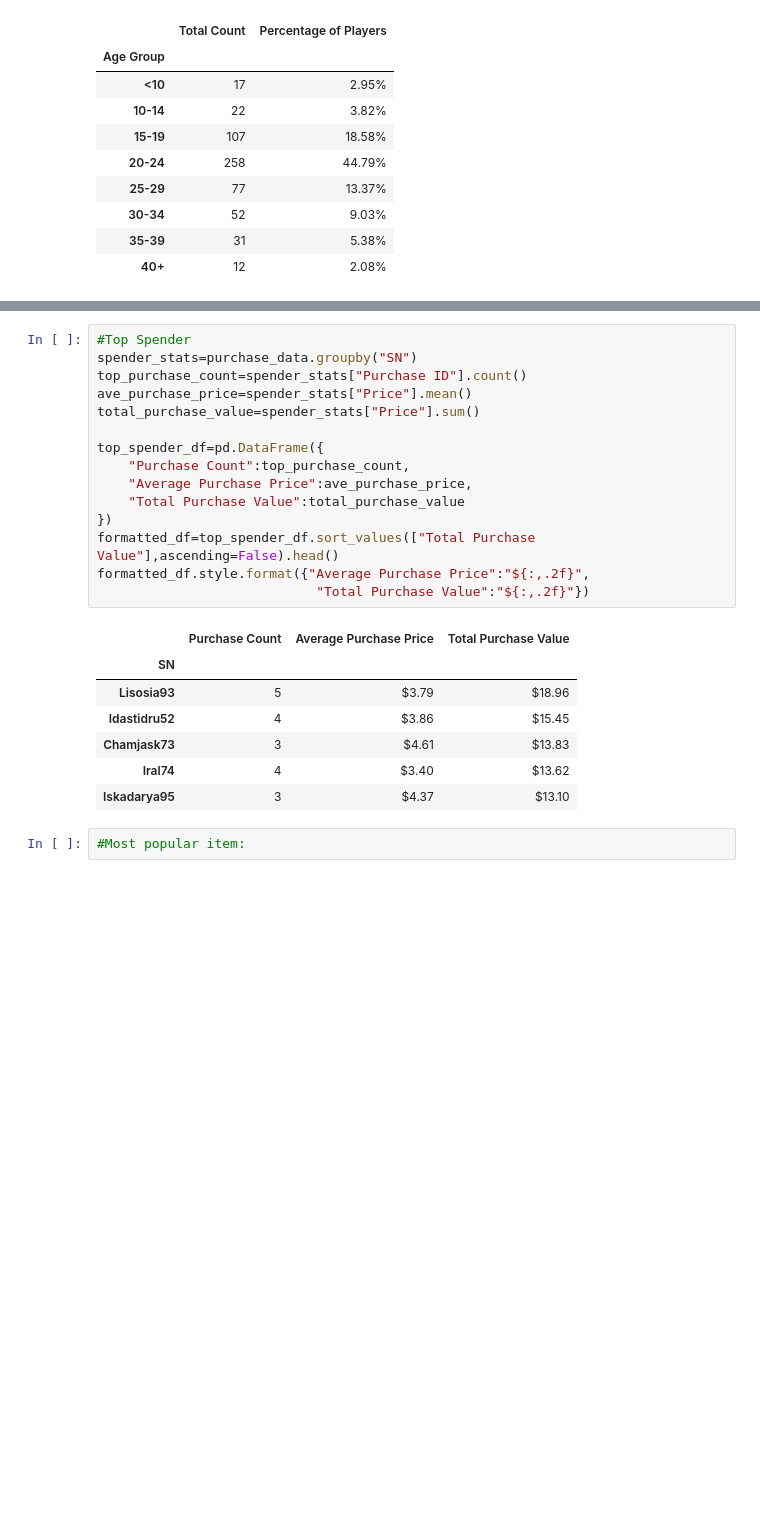
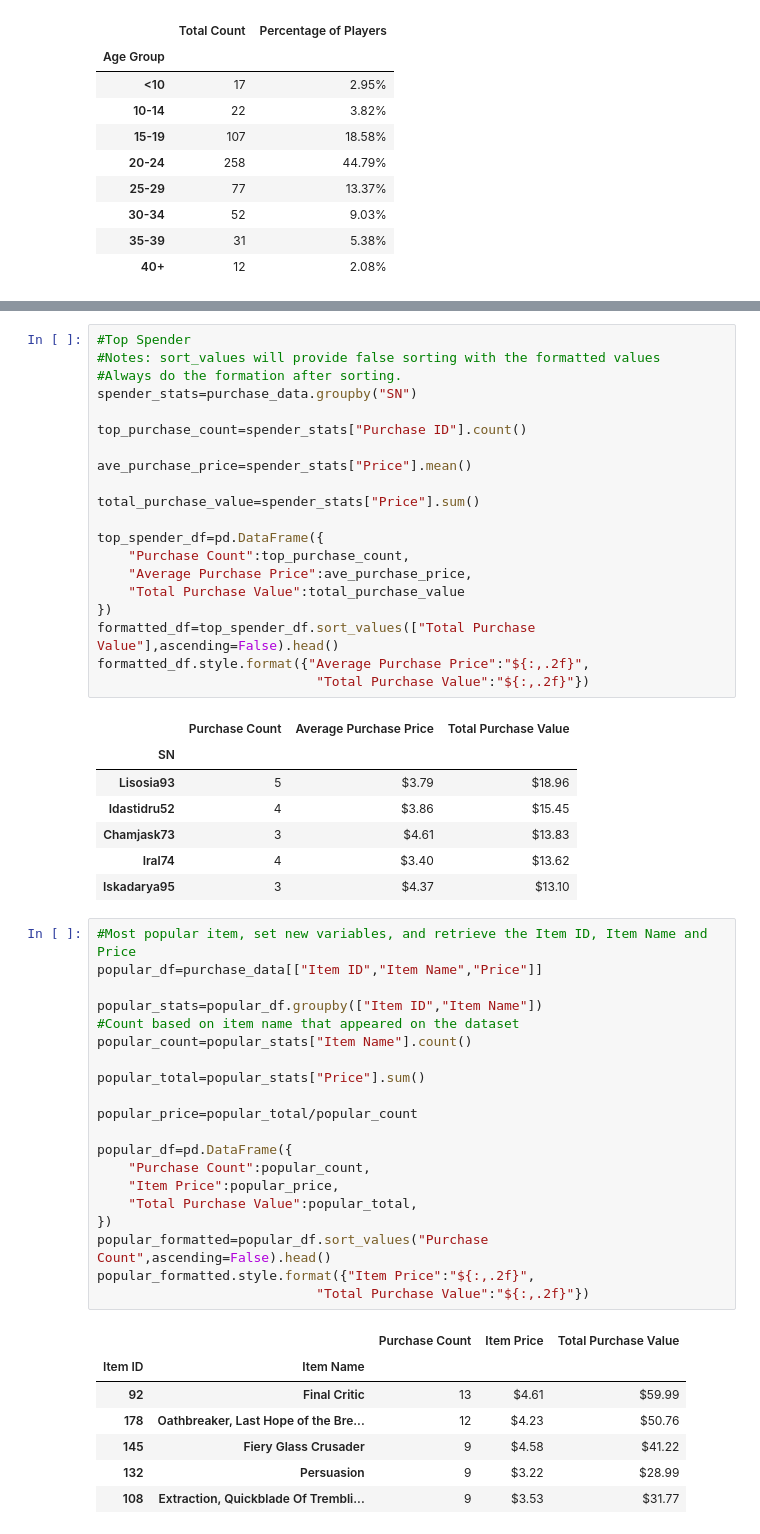
Before and after one commit to phuphan626/Pandas-Chalenge, a Jupyter notebook: HeroesOfPymoli/Analysis of HeroesofPymoli.ipynb, the cells around one changed output, grey strips where cells are left out. Drawn from its saved outputs; the diff is of its cells as text; blank space fills up the shorter version.

```diff
--- a/HeroesOfPymoli/Analysis of HeroesofPymoli.ipynb
+++ b/HeroesOfPymoli/Analysis of HeroesofPymoli.ipynb
@@ -172,9 +175,14 @@ age_demographic_df
 | 40+ | 13 | $2.94 | $38.24 | $3.19 |
 # %%
 #Top Spender
+#Notes: sort_values will provide false sorting with the formatted values
+#Always do the formation after sorting.
 spender_stats=purchase_data.groupby("SN")
+
 top_purchase_count=spender_stats["Purchase ID"].count()
+
 ave_purchase_price=spender_stats["Price"].mean()
+
 total_purchase_value=spender_stats["Price"].sum()
 
 top_spender_df=pd.DataFrame({
@@ -193,5 +201,31 @@ formatted_df.style.format({"Average Purchase Price":"${:,.2f}",
 | Chamjask73 | 3 | $4.61 | $13.83 |
 | Iral74 | 4 | $3.40 | $13.62 |
 | Iskadarya95 | 3 | $4.37 | $13.10 |
-# %%
-#Most popular item:
+# %%
+#Most popular item, set new variables, and retrieve the Item ID, Item Name and Price
+popular_df=purchase_data[["Item ID","Item Name","Price"]]
+
+popular_stats=popular_df.groupby(["Item ID","Item Name"])
+#Count based on item name that appeared on the dataset
+popular_count=popular_stats["Item Name"].count()
+
+popular_total=popular_stats["Price"].sum()
+
+popular_price=popular_total/popular_count
+
+popular_df=pd.DataFrame({
+    "Purchase Count":popular_count,
+    "Item Price":popular_price,
+    "Total Purchase Value":popular_total,
+})
+popular_formatted=popular_df.sort_values("Purchase Count",ascending=False).head()
+popular_formatted.style.format({"Item Price":"${:,.2f}",
+                            "Total Purchase Value":"${:,.2f}"})
+# %% [output]
+|  |  | Purchase Count | Item Price | Total Purchase Value |
+| Item ID | Item Name |  |  |  |
+| 92 | Final Critic | 13 | $4.61 | $59.99 |
+| 178 | Oathbreaker, Last Hope of the Bre... | 12 | $4.23 | $50.76 |
+| 145 | Fiery Glass Crusader | 9 | $4.58 | $41.22 |
+| 132 | Persuasion | 9 | $3.22 | $28.99 |
+| 108 | Extraction, Quickblade Of Trembli... | 9 | $3.53 | $31.77 |
```
Also changed, not shown: parts of 5 cells of this notebook.
